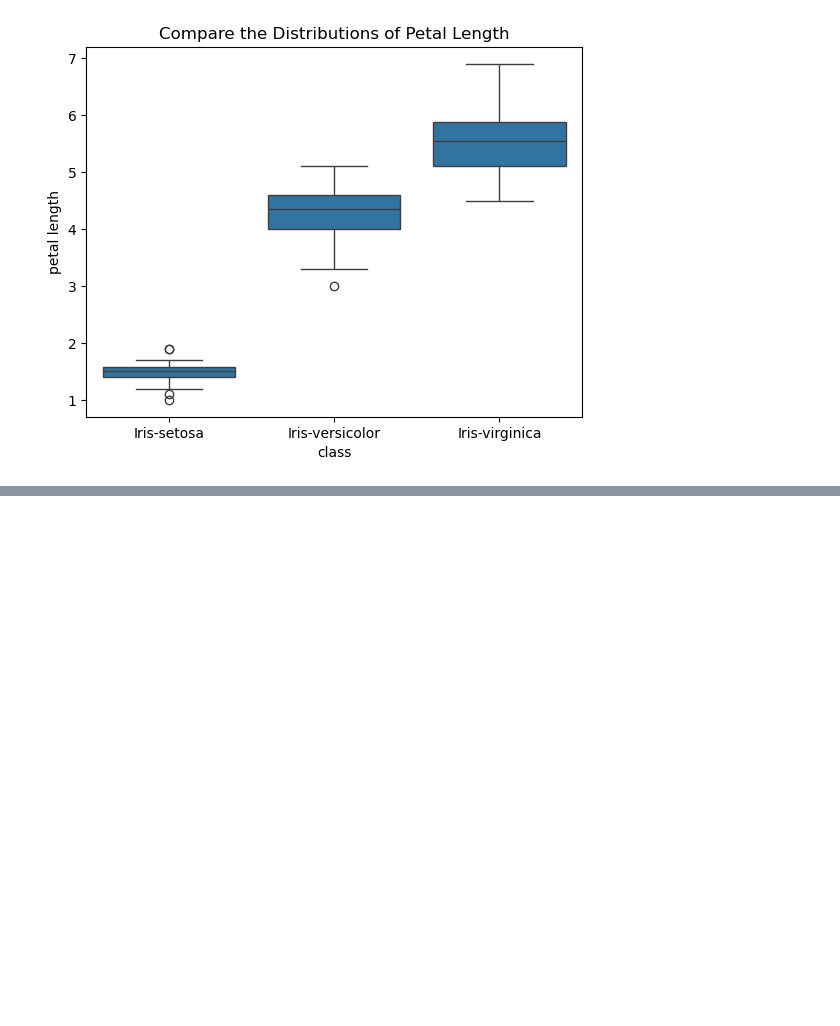
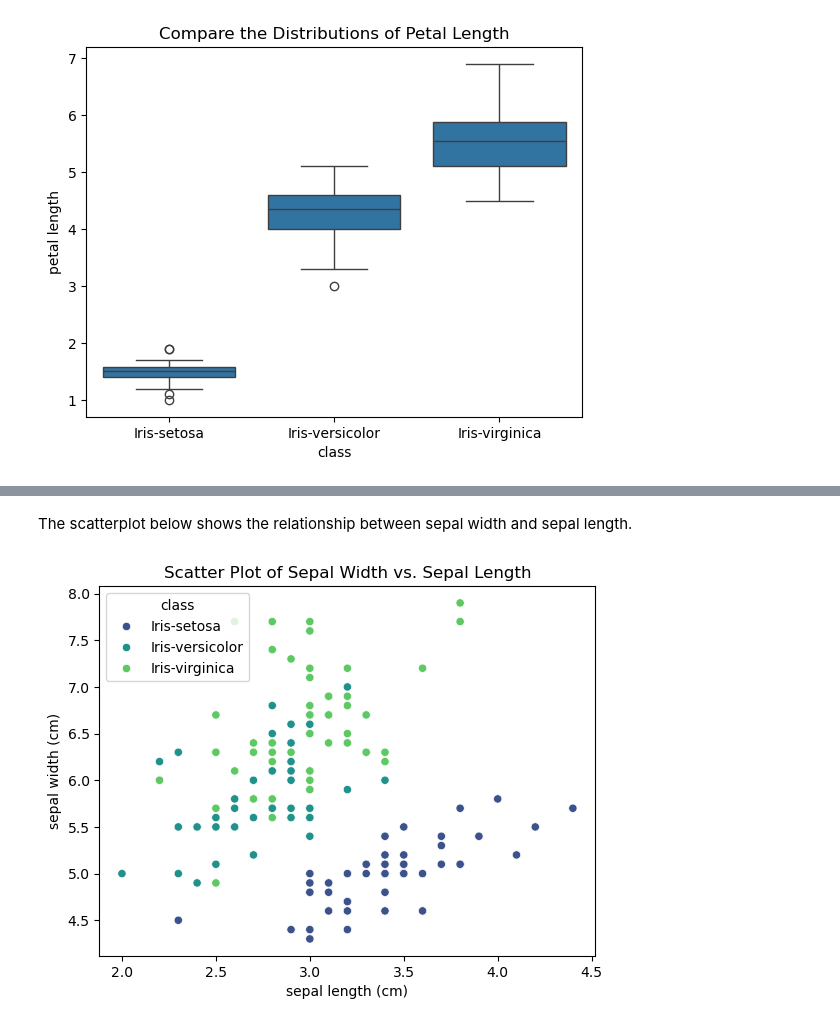
Before and after one commit to EmmaChubbCode/pands-project, a Jupyter notebook: analysis_desc.ipynb, the cells around one changed output, grey strips where cells are left out. Saved outputs shown, nothing was run; the diff lists cells and outputs as text; code cells hidden in the pictures; blank space fills up the shorter version.

```diff
--- a/analysis_desc.ipynb
+++ b/analysis_desc.ipynb
@@ -330,0 +360,19 @@ Text(0.5, 1.0, 'Compare the Distributions of Petal Length')
+# %% [markdown]
+The scatterplot below shows the relationship between sepal width and sepal length.
+# %%
+#  re-purposes the code above to look at different set of variables.
+fig, ax = plt.subplots()
+
+sns.scatterplot(data=iris_df, x='sepal width', y='sepal length', hue='class', palette= 'viridis')
+
+# create some labels for the axes
+ax.set_xlabel('sepal length (cm)')
+ax.set_ylabel('sepal width (cm)')
+
+#add title to chart
+plt.title('Scatter Plot of Sepal Width vs. Sepal Length')
+
+#show the plt
+plt.show()
+# %% [output]
+[figure, added]
```
Also changed, not shown: parts of 3 cells of this notebook.
